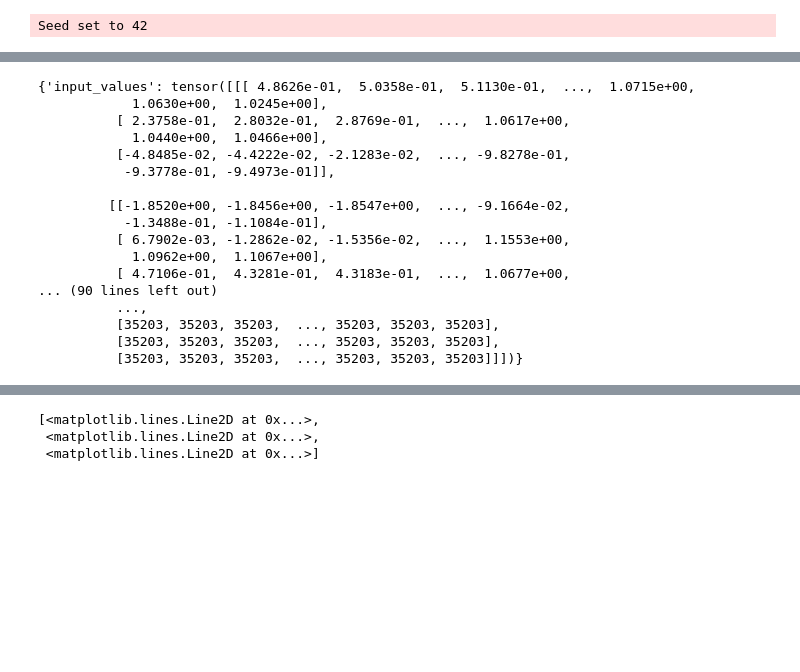
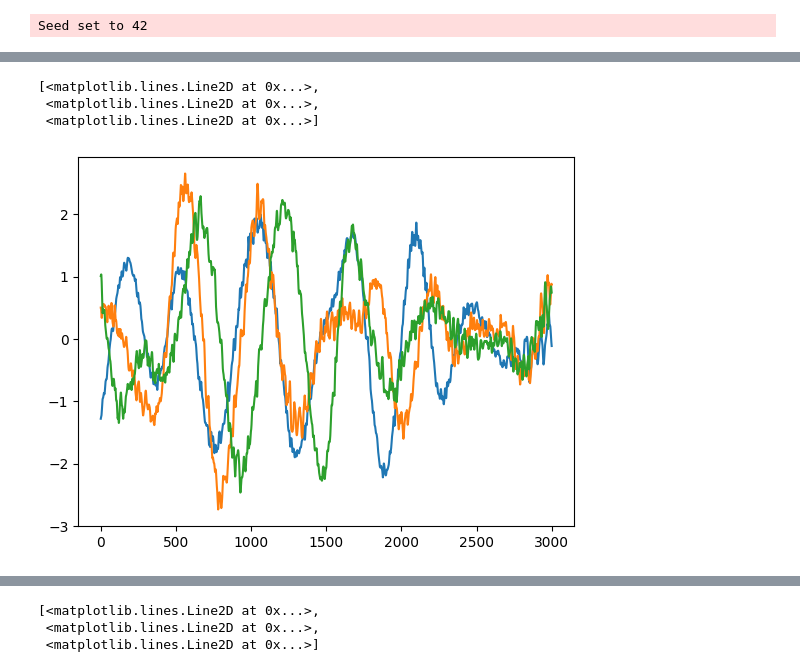
Before and after one commit to liutianlin0121/seisLM, a Jupyter notebook: notebooks/pretrain/pretrain_samples_visualization.ipynb, the cells around one changed output, grey strips where cells are left out. Cells and saved outputs as stored; diff of their text form; code cells hidden in the pictures; blank space fills up the shorter version.

```diff
--- a/notebooks/pretrain/pretrain_samples_visualization.ipynb
+++ b/notebooks/pretrain/pretrain_samples_visualization.ipynb
@@ -124,20 +96,0 @@ for sample in batch['input_values']:
-# %%
-batch
-# %% [output]
-{'input_values': tensor([[[ 4.8626e-01,  5.0358e-01,  5.1130e-01,  ...,  1.0715e+00,
-            1.0630e+00,  1.0245e+00],
-          [ 2.3758e-01,  2.8032e-01,  2.8769e-01,  ...,  1.0617e+00,
-            1.0440e+00,  1.0466e+00],
-          [-4.8485e-02, -4.4222e-02, -2.1283e-02,  ..., -9.8278e-01,
-           -9.3778e-01, -9.4973e-01]],
-
-         [[-1.8520e+00, -1.8456e+00, -1.8547e+00,  ..., -9.1664e-02,
-           -1.3488e-01, -1.1084e-01],
-          [ 6.7902e-03, -1.2862e-02, -1.5356e-02,  ...,  1.1553e+00,
-            1.0962e+00,  1.1067e+00],
-          [ 4.7106e-01,  4.3281e-01,  4.3183e-01,  ...,  1.0677e+00,
-... (90 lines left out)
-          ...,
-          [35203, 35203, 35203,  ..., 35203, 35203, 35203],
-          [35203, 35203, 35203,  ..., 35203, 35203, 35203],
-          [35203, 35203, 35203,  ..., 35203, 35203, 35203]]])}
@@ -143,0 +128,48 @@ batch
+# %%
+dataset_name = 'NEIC'
+threshold = 100
+iter_dataloader = iter(train_loaders[dataset_name])
+# %%
+
+
+# for batch in tqdm.tqdm(train_loaders[dataset_name]):
+batch = next(iter_dataloader)
+input_values = batch['input_values']
+peak_norm_input_values = input_values / torch.max(
+  torch.abs(input_values), axis = -1, keepdim=True).values
+std_norm_input_values = input_values / (
+  torch.std(input_values, axis = -1, keepdim=True) + 1e-10)
+
+std_norm_input_values_max = std_norm_input_values.abs().max().item()
+
+if std_norm_input_values_max > threshold:
+  print(f'abnormal max_input_values: {std_norm_input_values_max} > 100; break \n')
+  # break
+
+# identify the exact trace that causes the abnormal max_input_values
+for id in range(std_norm_input_values.shape[0]):
+  trace = std_norm_input_values[id]
+  if trace.abs().max().item() > threshold:
+    print(f'abnormal max_input_values: {trace.abs().max().item()} > 100; break \n')
+    # break
+
+    fig, axes = plt.subplots(3, 1)
+    axes[0].plot(input_values[id].T)
+    axes[0].set_title('original')
+
+    axes[1].plot(peak_norm_input_values[id].T)
+    axes[1].set_title('peak norm')
+
+    axes[2].plot(std_norm_input_values[id].T)
+    axes[2].set_title('std norm')
+    break
+# %%
+atch = next(iter_dataloader)
+input_values = batch['input_values']
+
+plt.plot(input_values[10].T)
+# %% [output]
+[<matplotlib.lines.Line2D at 0x...>,
+ <matplotlib.lines.Line2D at 0x...>,
+ <matplotlib.lines.Line2D at 0x...>]
+[figure, added]
```
Also changed, not shown: parts of 12 cells of this notebook, 5 other files.
